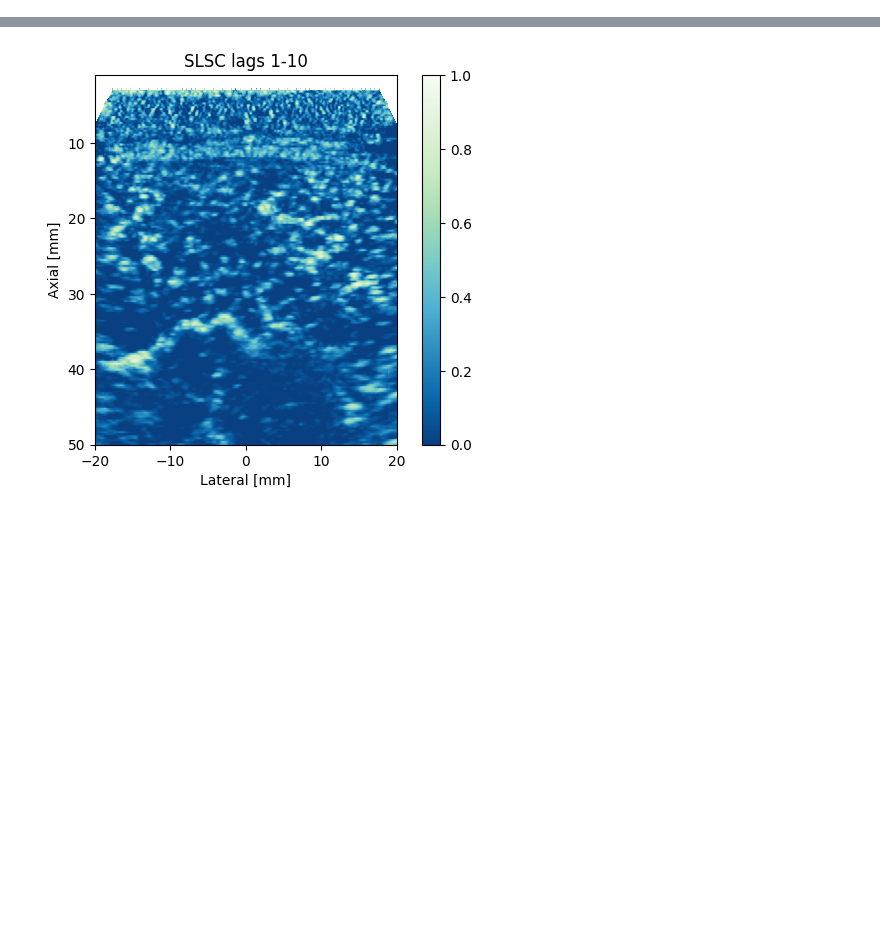
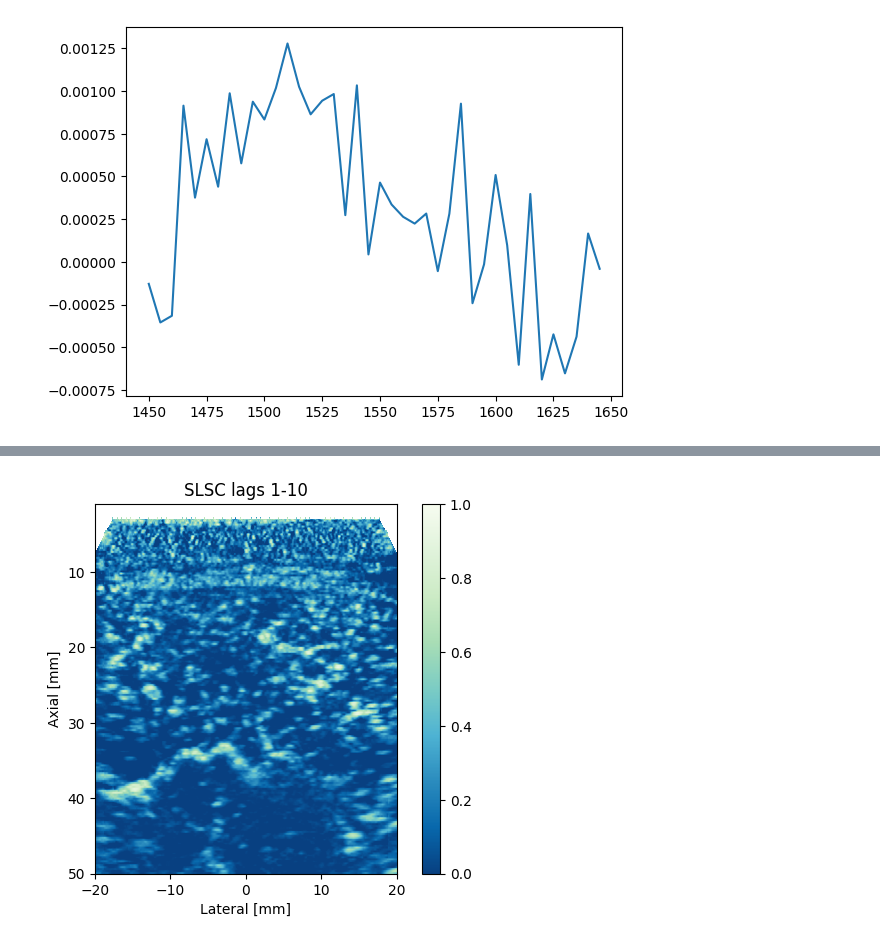
Before and after one commit to wewightman/pycbf, a Jupyter notebook: examples/develop_coherence_beamforming.ipynb, the cells around one changed output, grey strips where cells are left out. Saved outputs shown, nothing was run; the diff lists cells and outputs as text; code cells hidden in the pictures; blank space fills up the shorter version.

```diff
--- a/examples/develop_coherence_beamforming.ipynb
+++ b/examples/develop_coherence_beamforming.ipynb
@@ -88,0 +236,7 @@ from tqdm.notebook import tqdm
+# %%
+locmu = np.mean(np.diff(loc,axis=0), axis=(1,2))
+plt.figure()
+plt.plot(soses[:-1], locmu)
+plt.show()
+# %% [output]
+[figure, added]
```
Also changed, not shown: parts of 14 cells of this notebook, 1 other file.
